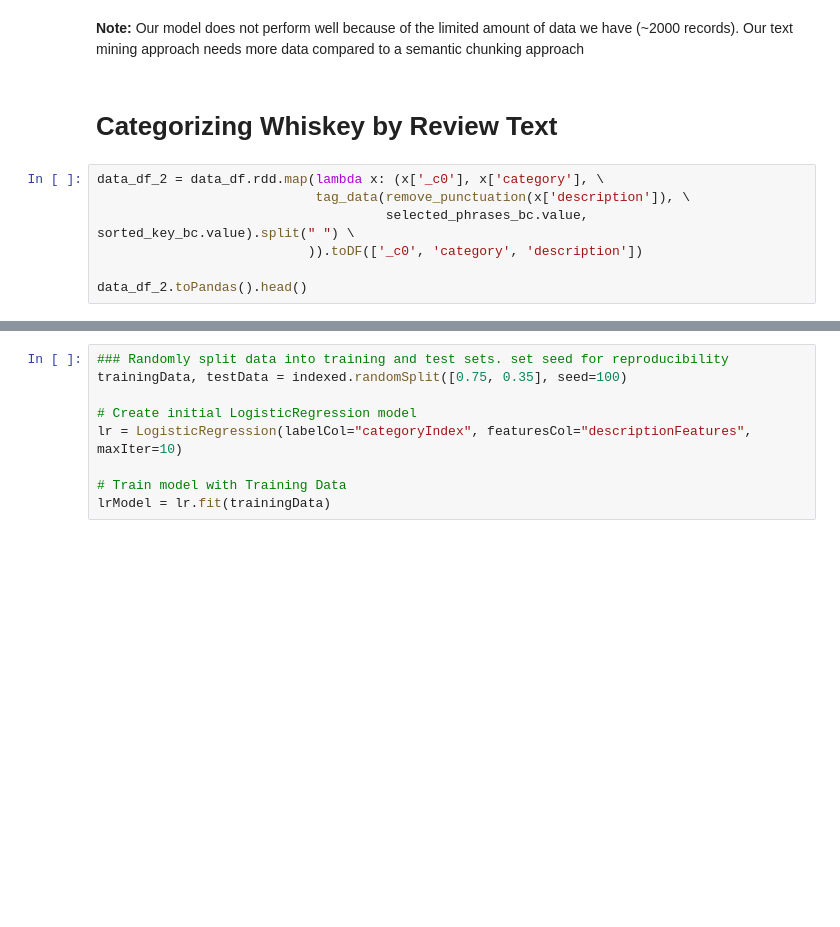
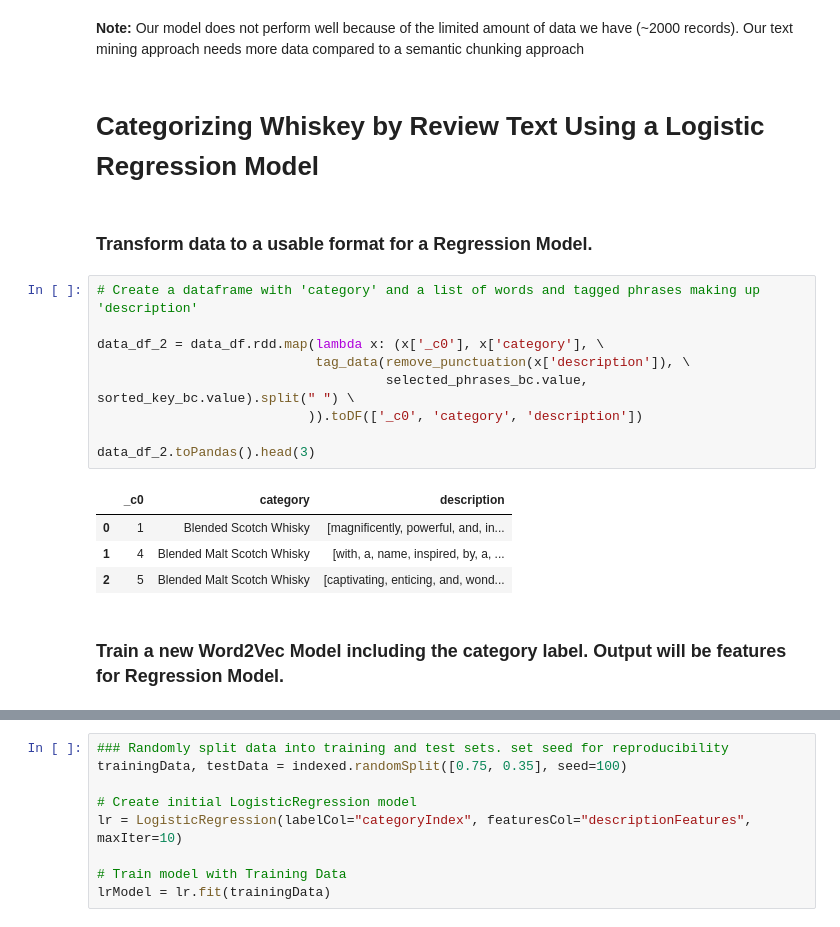
Before and after one commit to jschwerr/ngram2vec, a Jupyter notebook: whiskey_ngram2vec.ipynb, the cells around one changed output, grey strips where cells are left out. Drawn from its saved outputs; the diff is of its cells as text; blank space fills up the shorter version.

```diff
--- a/whiskey_ngram2vec.ipynb
+++ b/whiskey_ngram2vec.ipynb
@@ -267,12 +317,23 @@ for s in sym2: print(s)
 # %% [markdown]
 **Note:** Our model does not perform well because of the limited amount of data we have (~2000 records). Our text mining approach needs more data compared to a semantic chunking approach
 # %% [markdown]
-# Categorizing Whiskey by Review Text
+# Categorizing Whiskey by Review Text Using a Logistic Regression Model
+# %% [markdown]
+### Transform data to a usable format for a Regression Model.
 # %%
+# Create a dataframe with 'category' and a list of words and tagged phrases making up 'description'
+
 data_df_2 = data_df.rdd.map(lambda x: (x['_c0'], x['category'], \
                             tag_data(remove_punctuation(x['description']), \
                                      selected_phrases_bc.value, sorted_key_bc.value).split(" ") \
                            )).toDF(['_c0', 'category', 'description'])
 
-data_df_2.toPandas().head()
+data_df_2.toPandas().head(3)
+# %% [output]
+|  | _c0 | category | description |
+| 0 | 1 | Blended Scotch Whisky | [magnificently, powerful, and, in... |
+| 1 | 4 | Blended Malt Scotch Whisky | [with, a, name, inspired, by, a, ... |
+| 2 | 5 | Blended Malt Scotch Whisky | [captivating, enticing, and, wond... |
+# %% [markdown]
+### Train a new Word2Vec Model including the category label. Output will be features for Regression Model.
 # %%
```
Also changed, not shown: parts of 24 cells of this notebook.
